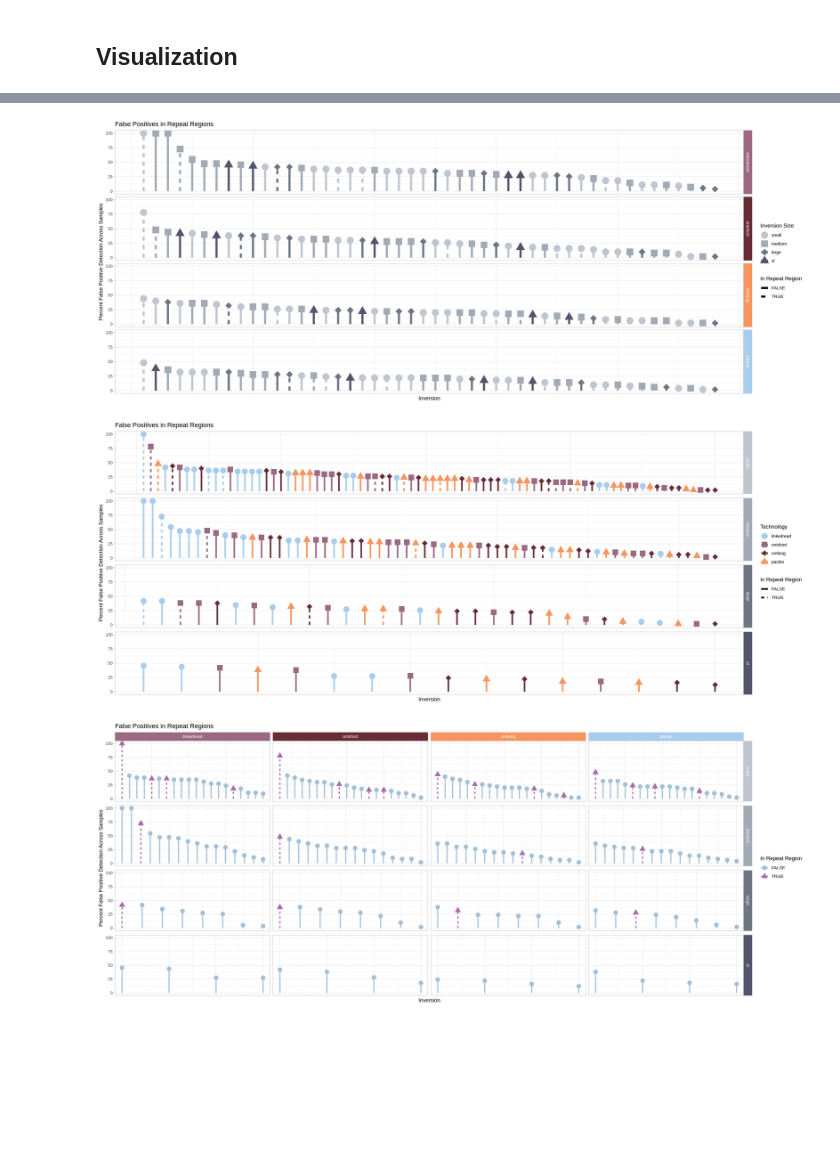
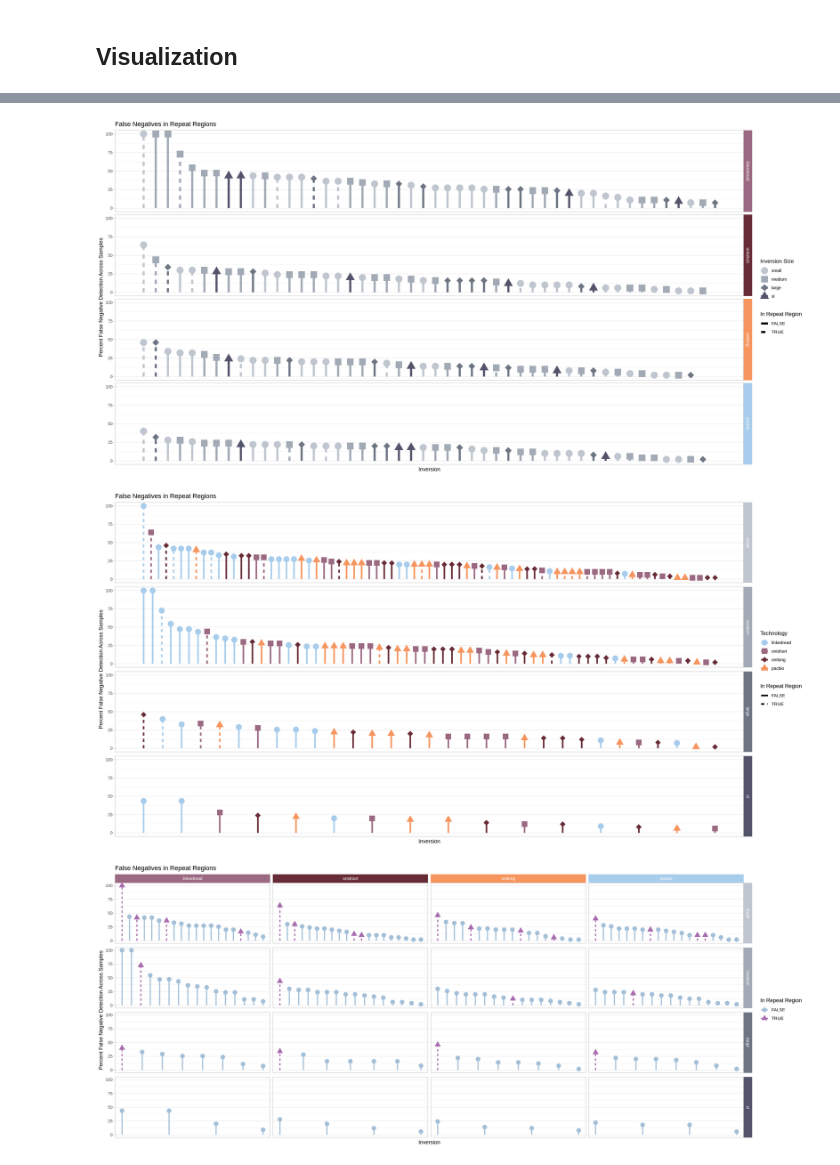
Before and after one commit to pdimens/haplotagging_simulations, a Jupyter notebook: dmel_genome/inversion_repeats_check.ipynb, the cells around one changed output, grey strips where cells are left out. Saved outputs shown, nothing was run; the diff lists cells and outputs as text; code cells hidden in the pictures; blank space fills up the shorter version.

```diff
--- a/dmel_genome/inversion_repeats_check.ipynb
+++ b/dmel_genome/inversion_repeats_check.ipynb
@@ -39,8 +39,8 @@ A data.frame: 15 × 4
 ## Read in inversion inventory
 We'll to read in the inventory of all inversion positions and pull out the unique inversions. I really should have committed to either comma or tab separated tables.
 # %%
-inversions <- read.csv("../assess_called_sv/linkedread.sv.assessment", header = T)
-inversions <- unique(inversions[, c(1,6,10,11)])
+inversions <- read.csv("../assess_sv_leviathan/visor/linkedread.sv.assessment", header = T)
+inversions <- unique(inversions[, c(1,6,9,10)])
 rownames(inversions) <- NULL
 inversions$is_repeat <- as.character(NA)
 inversions$which_breakpoints <- 0
@@ -99,8 +99,8 @@ A data.frame: 6 × 8
 ## Read in inversion results
 Let's find which inversions had the most false negatives.
 # %%
-called_sv <- read.csv("../assess_called_sv/linkedread.sv.assessment", header = T)
-false_neg <- group_by(called_sv, contig, position_start, size) %>%
+false_neg <- read.csv("../assess_sv_leviathan/visor/linkedread.sv.assessment", header = T) %>%
+    group_by(contig, position_start, position_end, size) %>%
     mutate(perc = round(sum(assessment == "false negative")/length(depth) * 100,1)) %>%
     filter(assessment == "false negative") %>%
     summarize(n = length(depth), perc = unique(perc)) %>%
@@ -133,7 +133,7 @@ for(i in 1:nrow(false_neg)){
     )
     if(length(query) > 0) {
         false_neg$is_repeat[i] <- TRUE
-        false_neg$which_breakpoint[i] <- are_repeats$which_breakpoints[query]
+        false_neg$which_breakpoint[i] <- are_repeats$which_breakpoint[query]
     }
 }
 false_neg$platform <- "linkedread"
@@ -152,7 +152,7 @@ A tibble: 6 × 8
 For comparison sake, we need to do this with the long-read inversion detections as well. We'll read it in and extract only the relevant columns and only rows where `assessment` is `false negative`.
 # %%
 long_inv <- read.csv("../longread_workflow/longread.sv.assessment", header = T)
-false_neg_long <- group_by(long_inv[,c(2:5, 8,10)], contig, position_start, size, platform) %>%
+false_neg_long <- group_by(long_inv[,c(2:5, 8,10)], contig, position_start, position_end, size, platform) %>%
     mutate(perc = round(sum(assessment == "false negative")/length(assessment) * 100,1)) %>%
     filter(assessment == "false negative") %>%
     summarize(n = length(assessment), perc = unique(perc)) %>%
@@ -296,34 +296,36 @@ ggplot(false_neg_all, aes(x = seq_id, y = 0, yend = perc, shape = size, color =
 # %%
-options(repr.plot.width = 20, repr.plot.height = 8)
+options(repr.plot.width = 20, repr.plot.height = 10)
 .strip <- strip_themed(background_y = elem_list_rect(fill = tech_colors))
 
 false_neg_all %>% group_by(platform) %>%
     mutate(mx = max(perc)) %>%
     arrange(desc(mx), .by_group = T) %>%
     mutate(id = 1:length(perc)) %>%
     ggplot(aes(x = id, y = 0, yend = perc, shape = size, color = size)) +
         geom_point(size = 6, aes(y = perc)) +
         geom_segment(aes(linetype = is_repeat), linewidth = 2) +
         theme_light() +
         scale_shape_manual(values = c(19,15,18,17)) +
         scale_color_manual(values = size_colors) +
         labs(
-            title = "False Positives in Repeat Regions",
+            title = "False Negatives in Repeat Regions",
             color = "Inversion Size",
             shape = "Inversion Size",
             linetype = "In Repeat Region"
         ) +
         theme(
             axis.text.x=element_blank(),
-            axis.ticks.x=element_blank()
+            axis.ticks.x=element_blank(),
+            panel.grid.major.x=element_blank(),
+            panel.grid.minor.x=element_blank()
         ) +
         xlab("Inversion") +
-        ylab("Percent False Positive Detection Across Samples") +
+        ylab("Percent False Negative Detection Across Samples") +
         facet_grid2(rows = vars(platform), strip = .strip)
 # %% [output]
-[figure, old version]
+[figure, new version]
 # %%
-options(repr.plot.width = 20, repr.plot.height = 8)
+options(repr.plot.width = 20, repr.plot.height = 10)
 .strip <- strip_themed(background_y = elem_list_rect(fill = size_colors))
 
 false_neg_all %>% group_by(size) %>%
@@ -337,20 +339,22 @@ false_neg_all %>% group_by(size) %>%
         scale_shape_manual(values = c(19,15,18,17)) +
         scale_color_manual(values = tech_colors) +
         labs(
-            title = "False Positives in Repeat Regions",
+            title = "False Negatives in Repeat Regions",
             color = "Technology",
             shape = "Technology",
             linetype = "In Repeat Region"
         ) +
         theme(
             axis.text.x=element_blank(),
-            axis.ticks.x=element_blank()
+            axis.ticks.x=element_blank(),
+            panel.grid.major.x=element_blank(),
+            panel.grid.minor.x=element_blank()
         ) +
         xlab("Inversion") +
-        ylab("Percent False Positive Detection Across Samples") +
+        ylab("Percent False Negative Detection Across Samples") +
         facet_grid2(rows = vars(size), scales = "free_x", independent = "x", strip = .strip)
 # %% [output]
-[figure, old version]
+[figure, new version]
 # %%
 freq_colors <- c(
     "#a4c0d8ff",
@@ -370,17 +374,19 @@ false_neg_all %>% group_by(platform, size) %>%
         #scale_shape_manual(values = c(19,15,18,17)) +
         scale_color_manual(values = freq_colors) +
         labs(
-            title = "False Positives in Repeat Regions",
+            title = "False Negatives in Repeat Regions",
             color = "In Repeat Region",
             shape = "In Repeat Region",
             linetype = "In Repeat Region"
         ) +
         theme(
             axis.text.x=element_blank(),
-            axis.ticks.x=element_blank()
+            axis.ticks.x=element_blank(),
+            panel.grid.major.x=element_blank(),
+            panel.grid.minor.x=element_blank()
         ) +
         xlab("Inversion") +
-        ylab("Percent False Positive Detection Across Samples") +
+        ylab("Percent False Negative Detection Across Samples") +
         facet_grid2(rows = vars(size), cols = vars(platform), scales = "free_x", independent = "x", strip = .strip)
 # %% [output]
-[figure, old version]
+[figure, new version]
```
Also changed, not shown: parts of 9 cells of this notebook.
